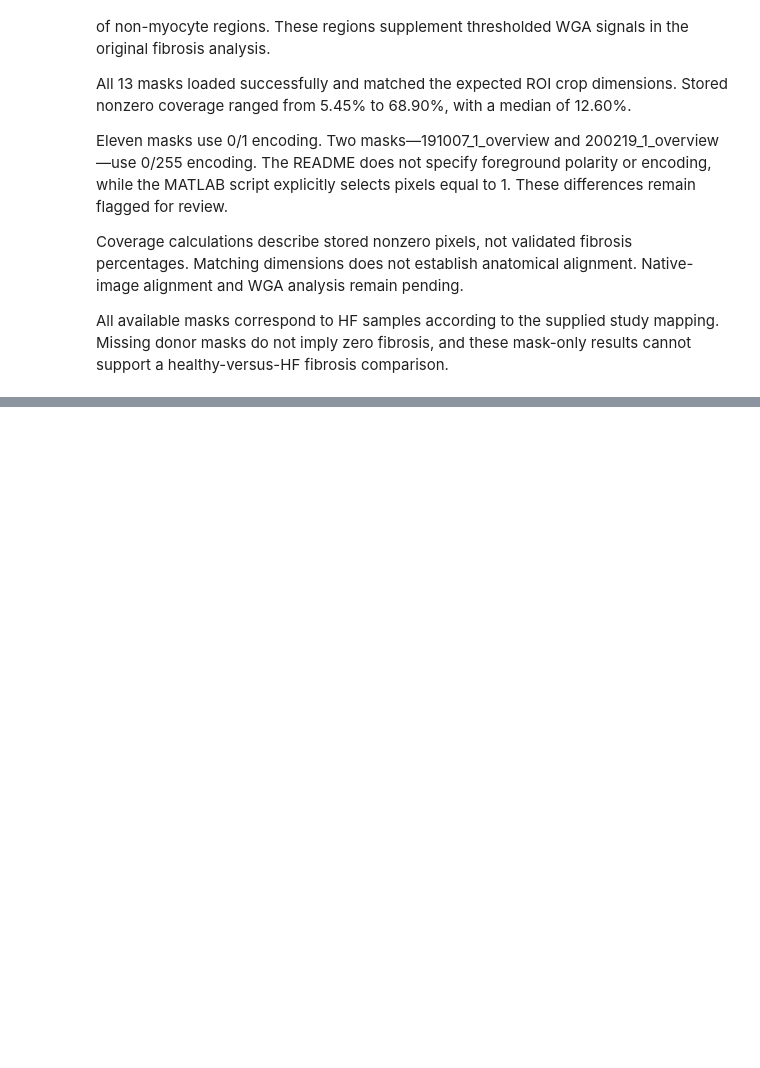
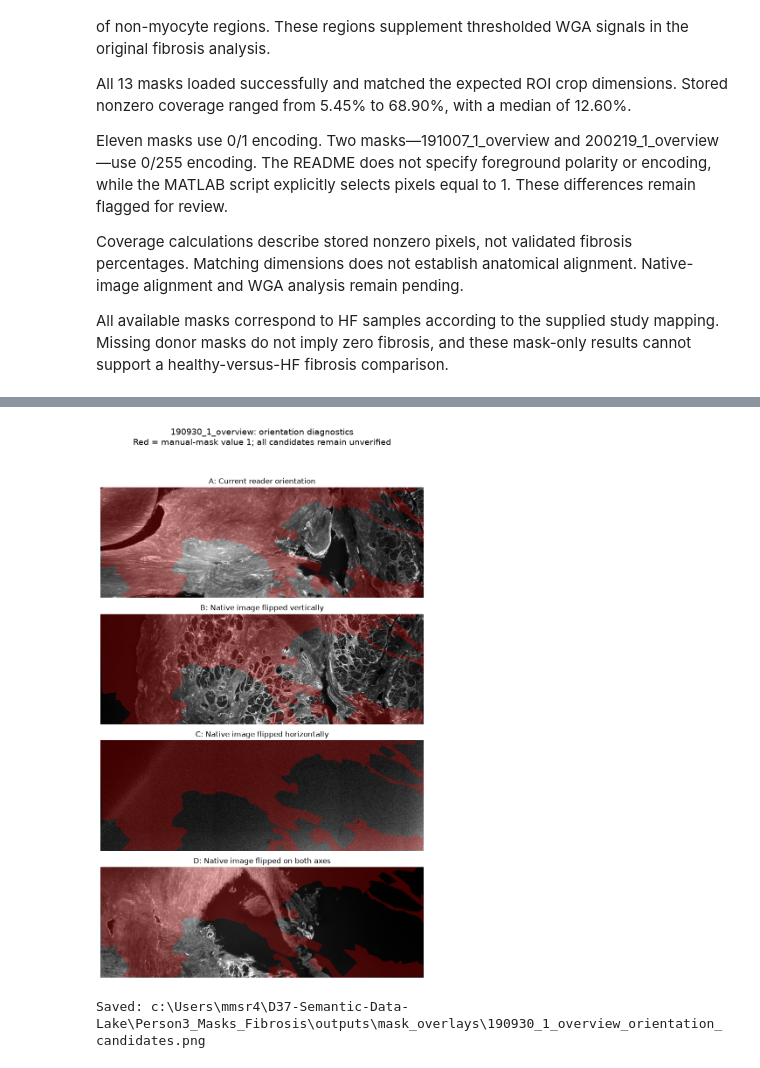
Before and after one commit to rapatnaik/D37-Semantic-Data-Lake, a Jupyter notebook: EDA/03_masks_fibrosis_eda.ipynb, the cells around one changed output, grey strips where cells are left out. Saved outputs shown, nothing was run; the diff lists cells and outputs as text; code cells hidden in the pictures; blank space fills up the shorter version.

```diff
--- a/EDA/03_masks_fibrosis_eda.ipynb
+++ b/EDA/03_masks_fibrosis_eda.ipynb
@@ -936,0 +1277,64 @@ mask-only results cannot support a healthy-versus-HF fibrosis comparison.
+# %%
+# Diagnostic only: compare possible native-reader orientation differences.
+# Do not select a candidate or calculate validated fibrosis from this figure.
+
+starting_orientations = [
+    ("A: Current reader orientation", wga_native),
+    ("B: Native image flipped vertically", np.flipud(wga_native)),
+    ("C: Native image flipped horizontally", np.fliplr(wga_native)),
+    ("D: Native image flipped on both axes", wga_native[::-1, ::-1]),
+]
+
+assert angle == 0, "This diagnostic is only for the current zero-angle sample."
+
+selected = manual_mask == 1
+
+highlight = np.zeros((*selected.shape, 4), dtype=np.float32)
+highlight[..., 0] = 1
+highlight[..., 3] = selected.astype(np.float32) * 0.25
+
+fig, axes = plt.subplots(4, 1, figsize=(16, 13))
+
+for ax, (title, starting_image) in zip(axes, starting_orientations):
+    # Apply the same documented geometric operations to each candidate.
+    transformed = np.rot90(np.flipud(starting_image), k=-1)
+
+    candidate_roi = transformed[
+        y1 - 1:y3 - 1,
+        x1 - 1:x2 - 1,
+    ]
+
+    if candidate_roi.shape != manual_mask.shape:
+        raise ValueError(f"Unexpected crop shape for {title}")
+
+    low, high = np.percentile(candidate_roi, [1, 99.5])
+
+    if high <= low:
+        high = low + 1
+
+    ax.imshow(
+        candidate_roi,
+        cmap="gray",
+        vmin=low,
+        vmax=high,
+    )
+    ax.imshow(highlight)
+    ax.set_title(title)
+    ax.axis("off")
+
+fig.suptitle(
+    f"{SAMPLE_ID}: orientation diagnostics\n"
+    "Red = manual-mask value 1; all candidates remain unverified",
+    fontsize=14,
+)
+
+fig.tight_layout(rect=[0, 0, 1, 0.95])
+
+comparison_path = OVERLAYS / f"{SAMPLE_ID}_orientation_candidates.png"
+fig.savefig(comparison_path, dpi=160, bbox_inches="tight")
+
+plt.show()
+print("Saved:", comparison_path)
+# %% [output]
+[figure, added]
+Saved: c:\Users\mmsr4\D37-Semantic-Data-Lake\Person3_Masks_Fibrosis\outputs\mask_overlays\190930_1_overview_orientation_candidates.png
```
Also changed, not shown: parts of 9 cells of this notebook, 7 other files.
